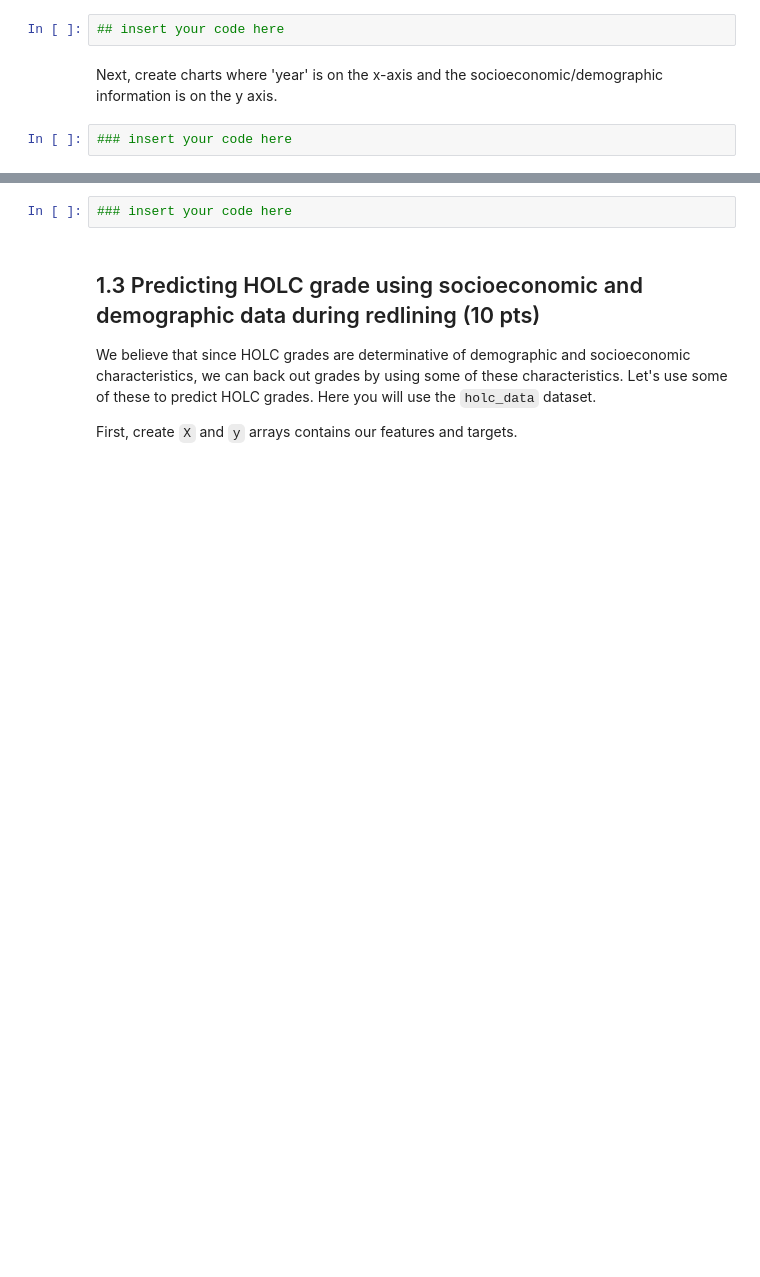
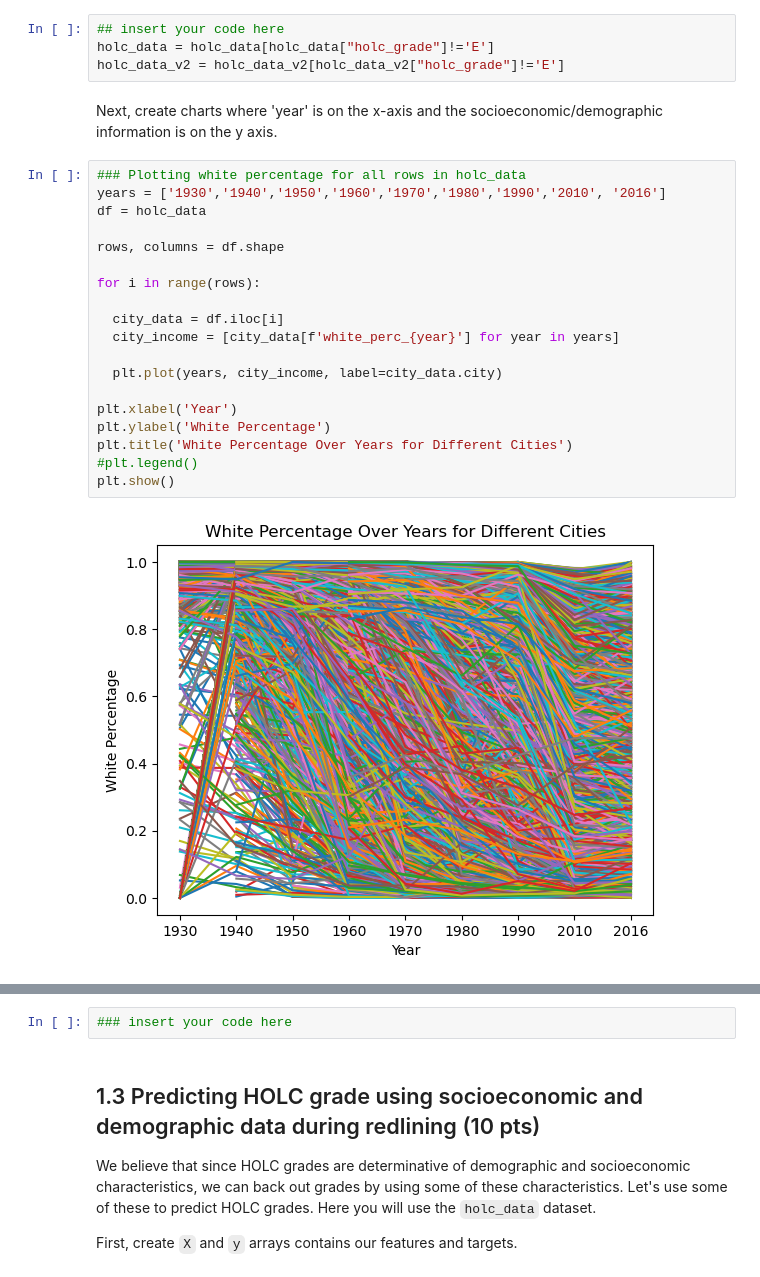
Before and after one commit to desaiwang/4680_5680_intro_uds, a Jupyter notebook: Homework/HW5.ipynb, the cells around one changed output, grey strips where cells are left out. Drawn from its saved outputs; the diff is of its cells as text; blank space fills up the shorter version.

```diff
--- a/Homework/HW5.ipynb
+++ b/Homework/HW5.ipynb
@@ -71,7 +176,28 @@ Make sure to describe (Also, do all Census characteristics exist for all years??
 First, remove rows where the HOLC grade is 'E' in both datasets.
 # %%
 ## insert your code here
+holc_data = holc_data[holc_data["holc_grade"]!='E']
+holc_data_v2 = holc_data_v2[holc_data_v2["holc_grade"]!='E']
 # %% [markdown]
 Next, create charts where 'year' is on the x-axis and the socioeconomic/demographic information is on the y axis.
 # %%
-### insert your code here
+### Plotting white percentage for all rows in holc_data
+years = ['1930','1940','1950','1960','1970','1980','1990','2010', '2016']
+df = holc_data
+
+rows, columns = df.shape
+
+for i in range(rows):
+
+  city_data = df.iloc[i]
+  city_income = [city_data[f'white_perc_{year}'] for year in years]
+
+  plt.plot(years, city_income, label=city_data.city)
+
+plt.xlabel('Year')
+plt.ylabel('White Percentage')
+plt.title('White Percentage Over Years for Different Cities')
+#plt.legend()
+plt.show()
+# %% [output]
+[figure, added]
```
Also changed, not shown: parts of 17 cells of this notebook.
